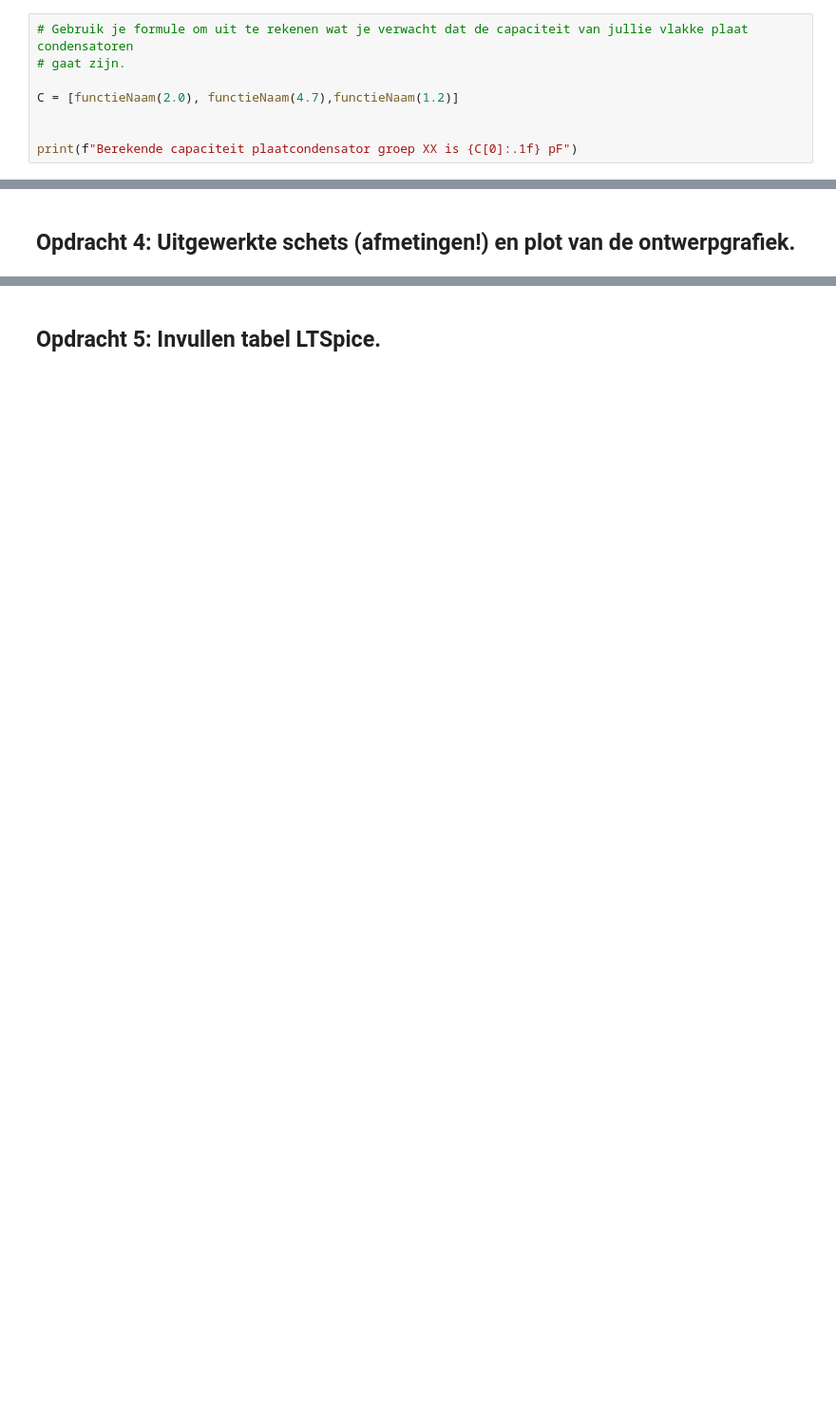
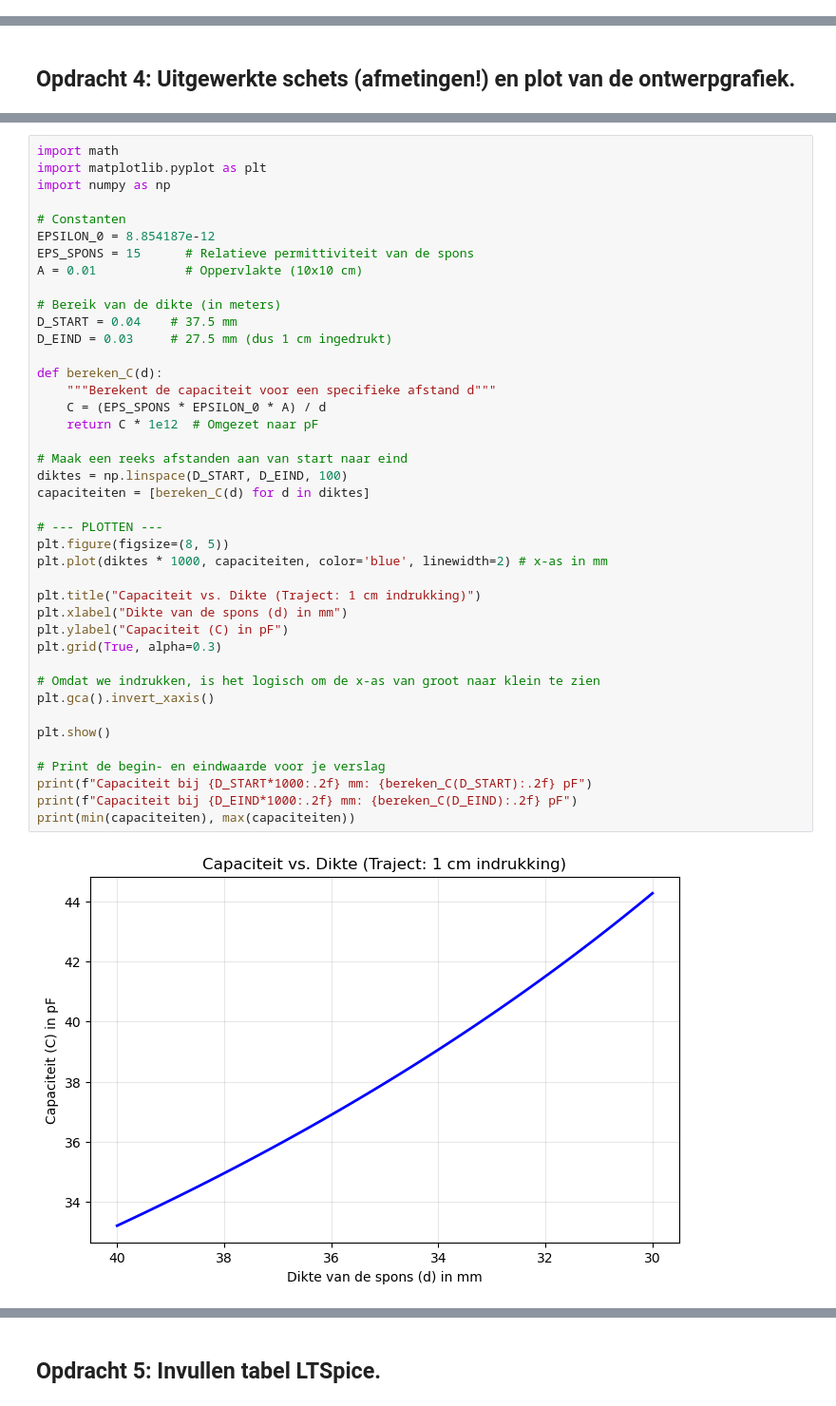
Before and after one commit to WouterAlejandro/opdrachten-DEF-D, a Jupyter notebook: FysiekeOntwerpopdrachten/2OntwerpEenSensorCondensator/DEFOntwerpopdracht2OntwerpEenSensorInvulTemplate.ipynb, the cells around one changed output, grey strips where cells are left out. Shown at 95% size. Cells and saved outputs as stored; diff of their text form; blank space fills up the shorter version.

```diff
--- a/FysiekeOntwerpopdrachten/2OntwerpEenSensorCondensator/DEFOntwerpopdracht2OntwerpEenSensorInvulTemplate.ipynb
+++ b/FysiekeOntwerpopdrachten/2OntwerpEenSensorCondensator/DEFOntwerpopdracht2OntwerpEenSensorInvulTemplate.ipynb
@@ -40,8 +68,0 @@ def functieNaam(jouwInputs):
-# %%
-# Gebruik je formule om uit te rekenen wat je verwacht dat de capaciteit van jullie vlakke plaat condensatoren
-# gaat zijn.
-
-C = [functieNaam(2.0), functieNaam(4.7),functieNaam(1.2)]
-
-
-print(f"Berekende capaciteit plaatcondensator groep XX is {C[0]:.1f} pF")
@@ -77,0 +200,43 @@ Pas deze tekst aan: Wij gaan een sensor maken die X meet.
+# %%
+import math
+import matplotlib.pyplot as plt
+import numpy as np
+
+# Constanten
+EPSILON_0 = 8.854187e-12
+EPS_SPONS = 15      # Relatieve permittiviteit van de spons
+A = 0.01            # Oppervlakte (10x10 cm)
+
+# Bereik van de dikte (in meters)
+D_START = 0.04    # 37.5 mm
+D_EIND = 0.03     # 27.5 mm (dus 1 cm ingedrukt)
+
+def bereken_C(d):
+    """Berekent de capaciteit voor een specifieke afstand d"""
+    C = (EPS_SPONS * EPSILON_0 * A) / d
+    return C * 1e12  # Omgezet naar pF
+
+# Maak een reeks afstanden aan van start naar eind
+diktes = np.linspace(D_START, D_EIND, 100)
+capaciteiten = [bereken_C(d) for d in diktes]
+
+# --- PLOTTEN ---
+plt.figure(figsize=(8, 5))
+plt.plot(diktes * 1000, capaciteiten, color='blue', linewidth=2) # x-as in mm
+
+plt.title("Capaciteit vs. Dikte (Traject: 1 cm indrukking)")
+plt.xlabel("Dikte van de spons (d) in mm")
+plt.ylabel("Capaciteit (C) in pF")
+plt.grid(True, alpha=0.3)
+
+# Omdat we indrukken, is het logisch om de x-as van groot naar klein te zien
+plt.gca().invert_xaxis()
+
+plt.show()
+
+# Print de begin- en eindwaarde voor je verslag
+print(f"Capaciteit bij {D_START*1000:.2f} mm: {bereken_C(D_START):.2f} pF")
+print(f"Capaciteit bij {D_EIND*1000:.2f} mm: {bereken_C(D_EIND):.2f} pF")
+print(min(capaciteiten), max(capaciteiten))
+# %% [output]
+[figure, added]
```
Also changed, not shown: parts of 30 cells of this notebook, 14 other files.
